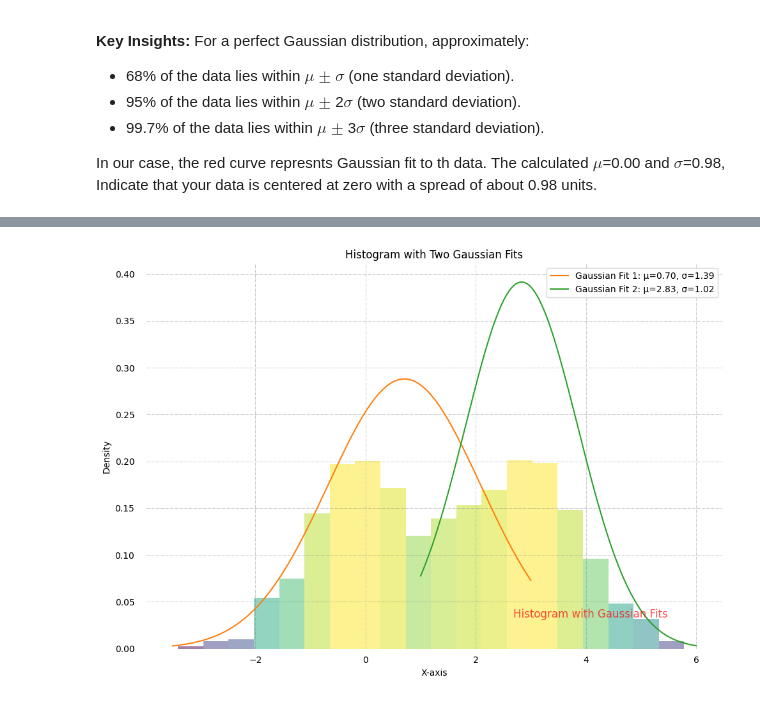
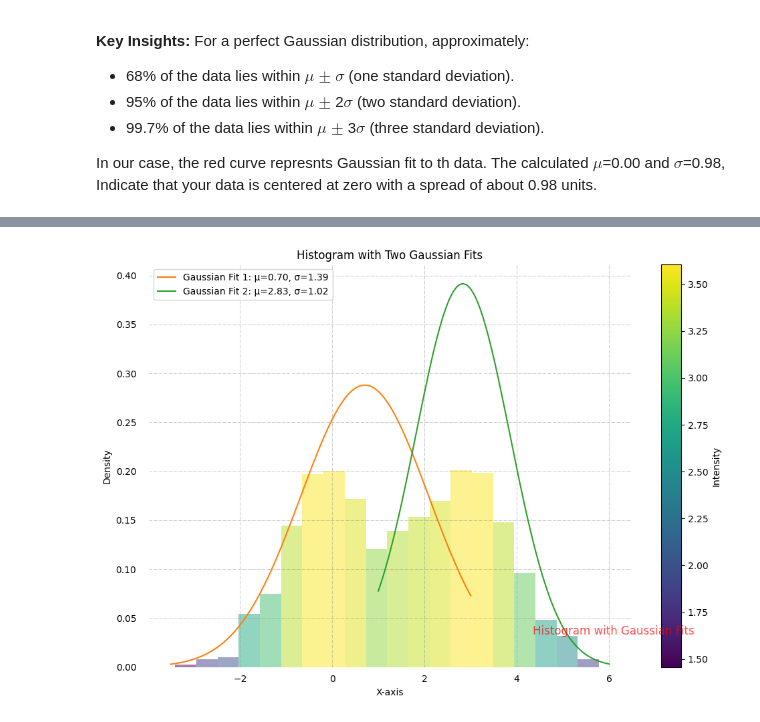
Before and after one commit to khwhas/My_JupyterBook, a Jupyter notebook: Python_Codes/Fitting_the_Data.ipynb, the cells around one changed output, grey strips where cells are left out. Saved outputs shown, nothing was run; the diff lists cells and outputs as text; code cells hidden in the pictures.

```diff
--- a/Python_Codes/Fitting_the_Data.ipynb
+++ b/Python_Codes/Fitting_the_Data.ipynb
@@ -87,8 +87,8 @@ def gaussian(x, A, mu, sigma):
     return A * np.exp(-((x - mu)**2) / (2 * sigma**2))
 
 # Load data
-x = np.loadtxt('./Gaussian_Data.dat', usecols=(0), skiprows=1)
-y = np.loadtxt('./Gaussian_Data.dat', usecols=(1), skiprows=1)
+x = np.loadtxt('./Data_File/Gaussian_Data.dat', usecols=(0), skiprows=1)
+y = np.loadtxt('./Data_File/Gaussian_Data.dat', usecols=(1), skiprows=1)
 n_bins = 100
 legend = ['Distribution']
 
@@ -220,38 +223,44 @@ N, bins, patches = axs.hist(data_combined, bins=20, density=True, alpha=0.5)
 
 # Set color for the histogram
 fracs = ((N**(1 / 5)) / N.max())
-norm_color = colors.Normalize(fracs.min(), fracs.max())
+color_norm = colors.Normalize(fracs.min(), fracs.max())
 
 for thisfrac, thispatch in zip(fracs, patches):
-    color = plt.cm.viridis(norm_color(thisfrac))
+    color = plt.cm.viridis(color_norm(thisfrac))
     thispatch.set_facecolor(color)
 
 # Function to fit and plot a Gaussian for a specific range
 def plot_gaussian_fit(data, range_min, range_max, label):
     # Filter data within the specified range
     data_in_range = data[(data >= range_min) & (data <= range_max)]
 
     # Fit a Gaussian to the filtered data
     mu, std = norm.fit(data_in_range)
 
     # Create x values for the Gaussian curve
     x_fit = np.linspace(range_min, range_max, 1000)
     y_fit = norm.pdf(x_fit, mu, std)
 
     # Plot the Gaussian curve
     axs.plot(x_fit, y_fit, label=f"{label}: μ={mu:.2f}, σ={std:.2f}")
 
 # Plot Gaussian fits for the specified ranges
 plot_gaussian_fit(data_combined, *range1, "Gaussian Fit 1")  # First Gaussian
 plot_gaussian_fit(data_combined, *range2, "Gaussian Fit 2")  # Second Gaussian
 
+# Adding a color bar
+sm = plt.cm.ScalarMappable(cmap=plt.cm.viridis, norm=color_norm)
+sm.set_array([])
+cbar = plt.colorbar(sm, ax=axs)
+cbar.set_label('Intensity')
+
 # Adding extra features
 plt.xlabel("X-axis")
 plt.ylabel("Density")
 plt.legend()
 plt.title('Histogram with Two Gaussian Fits')
 
 # Show plot
 plt.show()
 # %% [output]
-[figure, old version]
+[figure, new version]
```
Also changed, not shown: parts of 15 cells of this notebook, 7 other files.
